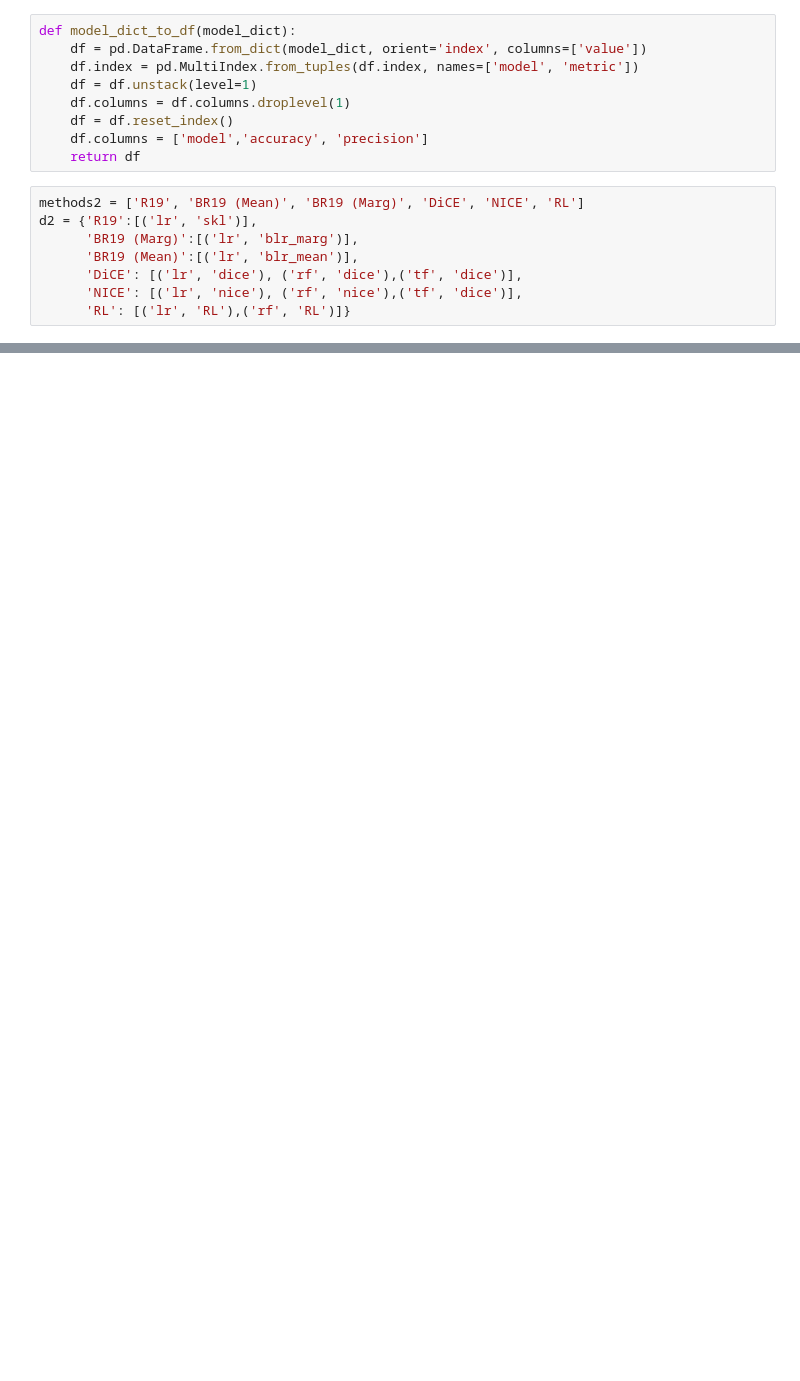
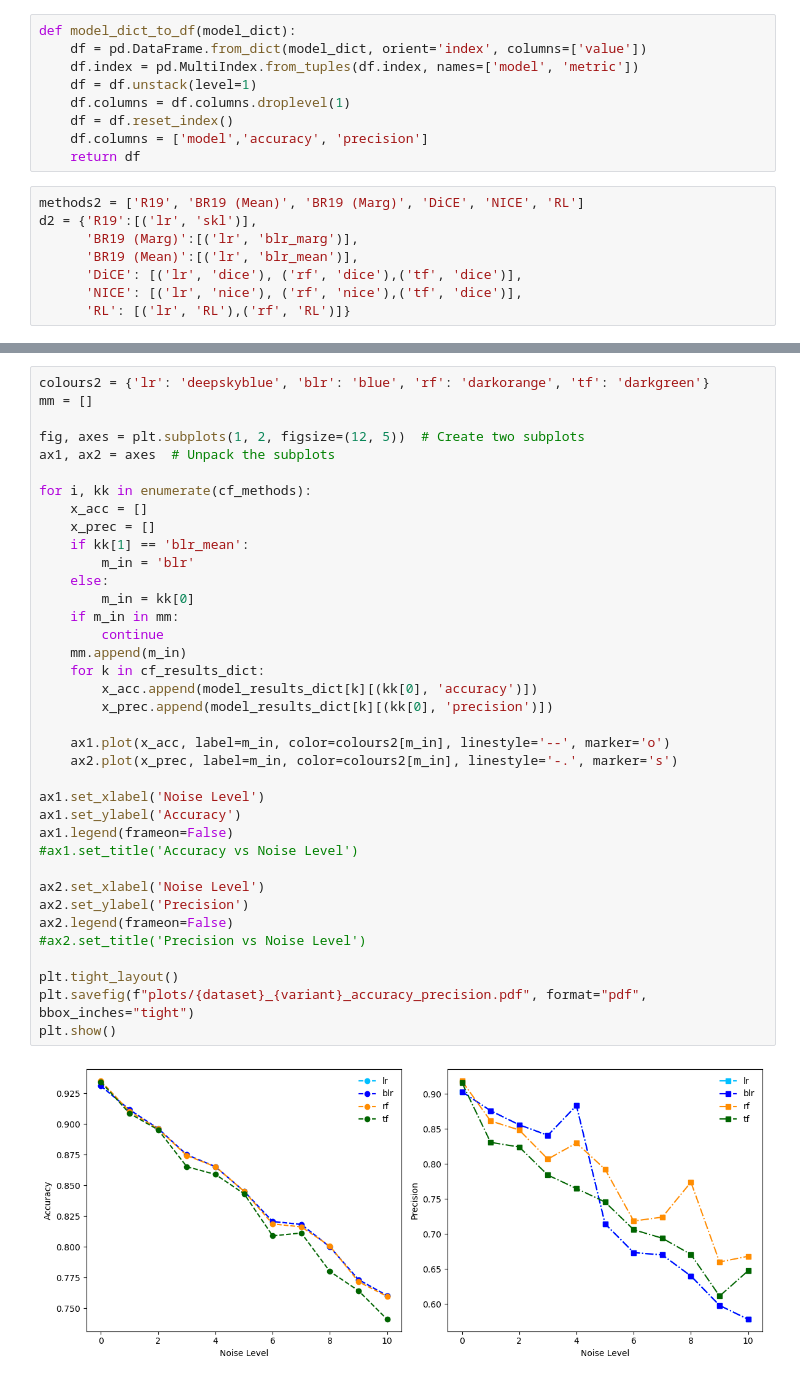
Before and after one commit to leonidaschristodoulou/xai-cfs, a Jupyter notebook: xai_plots.ipynb, the cells around one changed output, grey strips where cells are left out. Drawn from its saved outputs; the diff is of its cells as text; blank space fills up the shorter version.

```diff
--- a/xai_plots.ipynb
+++ b/xai_plots.ipynb
@@ -442,0 +527,39 @@ fig.subplots_adjust(wspace=0, hspace=0)  # Set space between subplots to zero
+# %%
+colours2 = {'lr': 'deepskyblue', 'blr': 'blue', 'rf': 'darkorange', 'tf': 'darkgreen'}
+mm = []
+
+fig, axes = plt.subplots(1, 2, figsize=(12, 5))  # Create two subplots
+ax1, ax2 = axes  # Unpack the subplots
+
+for i, kk in enumerate(cf_methods):
+    x_acc = []
+    x_prec = []
+    if kk[1] == 'blr_mean':
+        m_in = 'blr'
+    else:
+        m_in = kk[0]
+    if m_in in mm:
+        continue
+    mm.append(m_in)
+    for k in cf_results_dict:
+        x_acc.append(model_results_dict[k][(kk[0], 'accuracy')])
+        x_prec.append(model_results_dict[k][(kk[0], 'precision')])
+
+    ax1.plot(x_acc, label=m_in, color=colours2[m_in], linestyle='--', marker='o')
+    ax2.plot(x_prec, label=m_in, color=colours2[m_in], linestyle='-.', marker='s')
+
+ax1.set_xlabel('Noise Level')
+ax1.set_ylabel('Accuracy')
+ax1.legend(frameon=False)
+#ax1.set_title('Accuracy vs Noise Level')
+
+ax2.set_xlabel('Noise Level')
+ax2.set_ylabel('Precision')
+ax2.legend(frameon=False)
+#ax2.set_title('Precision vs Noise Level')
+
+plt.tight_layout()
+plt.savefig(f"plots/{dataset}_{variant}_accuracy_precision.pdf", format="pdf", bbox_inches="tight")
+plt.show()
+# %% [output]
+[figure, added]
```
Also changed, not shown: parts of 20 cells of this notebook, 4 other files.
